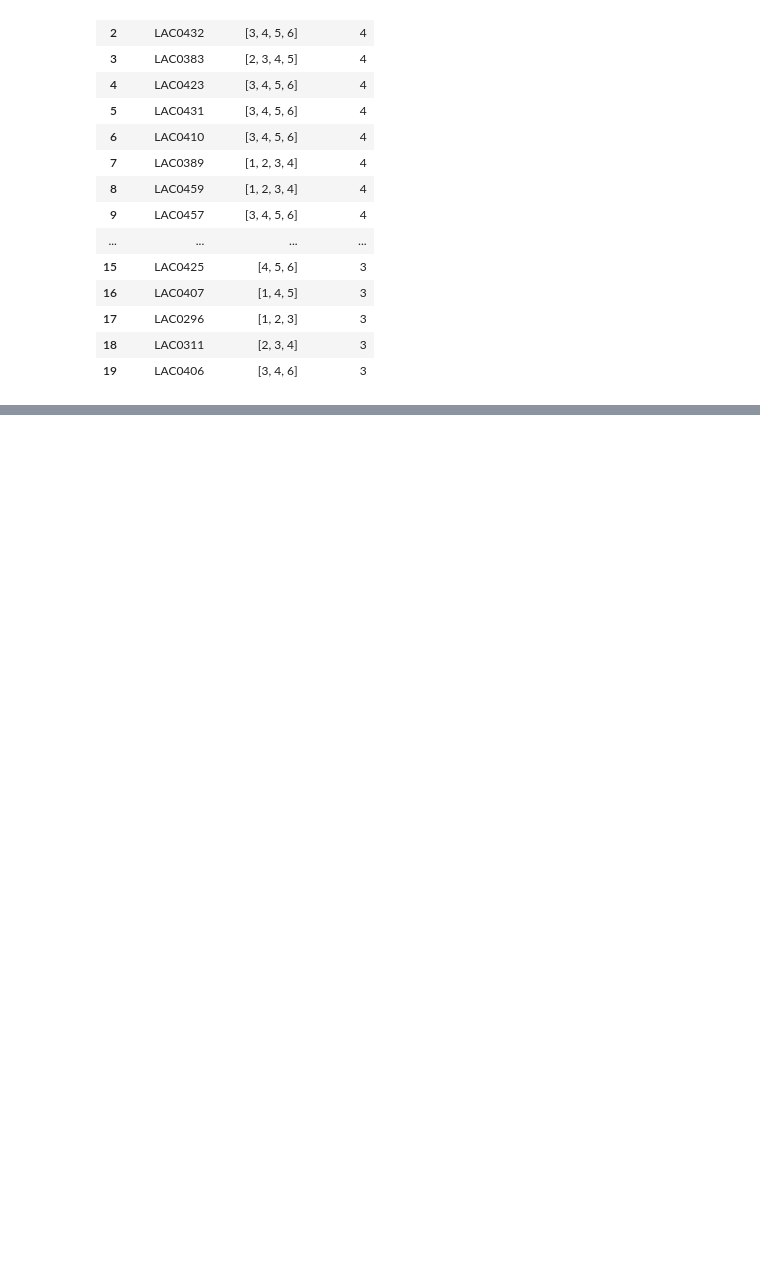
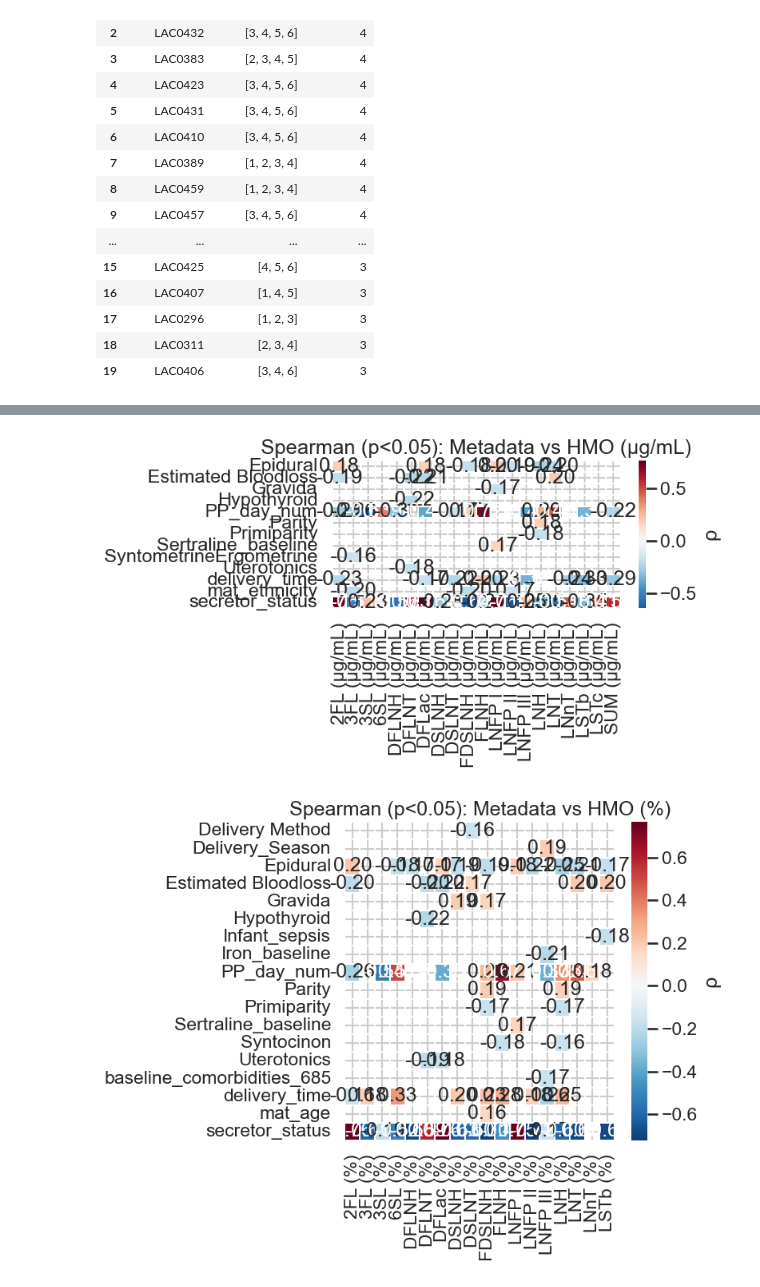
Before and after one commit to spann-pediatrics/Oxford-2025, a Jupyter notebook: data exploration.ipynb, the cells around one changed output, grey strips where cells are left out. Cells and saved outputs as stored; diff of their text form; code cells hidden in the pictures; blank space fills up the shorter version.

```diff
--- a/data exploration.ipynb
+++ b/data exploration.ipynb
@@ -1162,0 +1379,18 @@ Total participants: 145
+# %%
+def heatmap_sig(res, pcol, title):
+    sig = res[res[pcol] < alpha].copy()
+    if sig.empty:
+        print(title, ": no significant pairs")
+        return
+    piv = sig.pivot_table(index="Metadata", columns="HMO", values="rho")
+    plt.figure(figsize=(max(8, 0.4*len(piv.columns)), max(4, 0.35*len(piv.index))))
+    sns.heatmap(piv, cmap="RdBu_r", center=0, annot=True, fmt=".2f",
+                linewidths=0.3, linecolor="white", cbar_kws={"label":"ρ"})
+    plt.title(title); plt.xlabel(""); plt.ylabel("")
+    plt.tight_layout(); plt.show()
+
+heatmap_sig(res_ug,  pcol_ug,  "Spearman (p<0.05): Metadata vs HMO (µg/mL)")
+heatmap_sig(res_pct, pcol_pct, "Spearman (p<0.05): Metadata vs HMO (%)")
+# %% [output]
+[figure, added]
+[figure, added]
```
Also changed, not shown: parts of 23 cells of this notebook, 4 other files.
